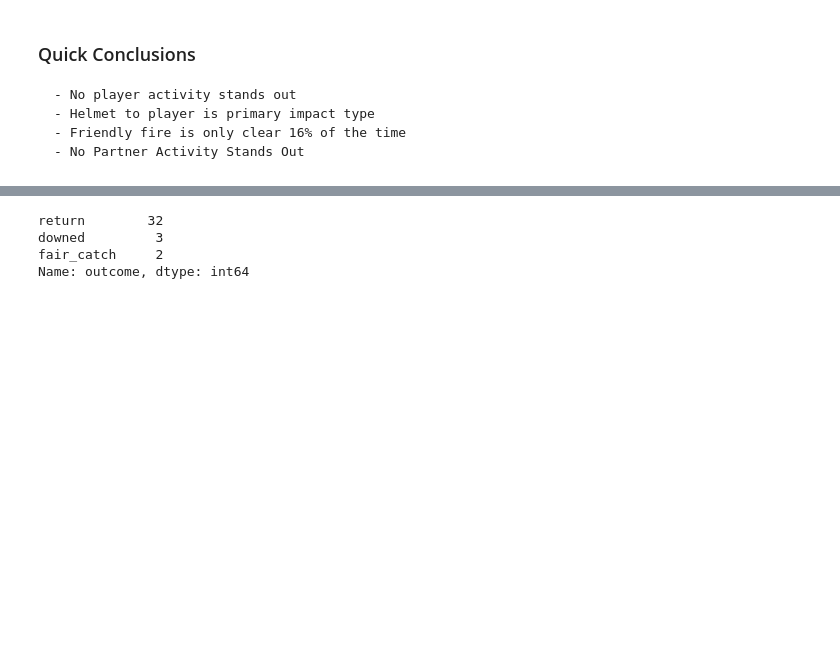
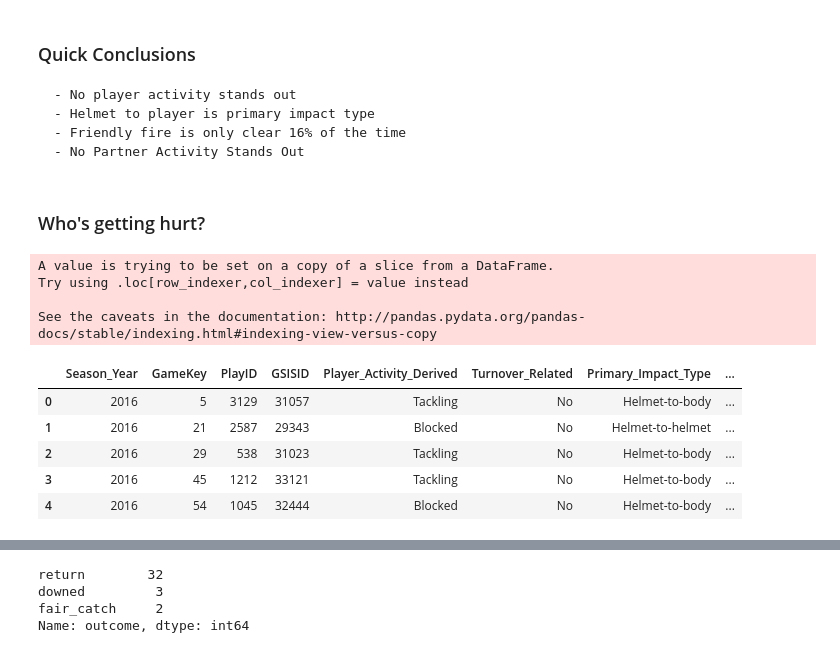
Before and after one commit to mtodisco10/nfl-punt-analytics, a Jupyter notebook: nfl_punt_script.ipynb, the cells around one changed output, grey strips where cells are left out. Drawn from its saved outputs; the diff is of its cells as text; code cells hidden in the pictures; blank space fills up the shorter version.

Commit message:
going crazy trying to merge dfs

```diff
--- a/nfl_punt_script.ipynb
+++ b/nfl_punt_script.ipynb
@@ -84,3 +86,5 @@ This is the format of your plot grid:
     - Helmet to player is primary impact type
     - Friendly fire is only clear 16% of the time
     - No Partner Activity Stands Out
+# %% [markdown]
+### Who's getting hurt?
@@ -86,0 +101,24 @@ This is the format of your plot grid:
+# %%
+inj_players = video_review.merge(play_player_role, how='inner', on=['Season_Year', 'GameKey', 'PlayID', 'GSISID'])
+inj_players.rename(columns={'Role':'inj_Role'}, inplace=True)
+partner_players = video_review[['Season_Year', 'GameKey', 'PlayID', 'Primary_Partner_GSISID']]
+partner_players['Primary_Partner_GSISID'] = partner_players.loc[:,'Primary_Partner_GSISID'].replace('Unclear','0').fillna(0).astype(int)
+partner_players = partner_players.merge(play_player_role, how='inner', left_on=['Season_Year', 'GameKey', 'PlayID', 'Primary_Partner_GSISID'],\
+                                       right_on =['Season_Year', 'GameKey', 'PlayID', 'GSISID'])
+partner_players.rename(columns={'Role':'partner_role'}, inplace=True)
+# inj_players = inj_players.merge(partner_players[['Season_Year','GameKey','PlayID','Primary_Partner_GSISID','partner_role']],
+#                                 left_on=['Season_Year', 'GameKey', 'PlayID', 'Primary_Partner_GSISID'], right_on= ['Season_Year', 'GameKey', 'PlayID', 'Primary_Partner_GSISID'])
+# %% [output]
+A value is trying to be set on a copy of a slice from a DataFrame.
+Try using .loc[row_indexer,col_indexer] = value instead
+
+See the caveats in the documentation: http://pandas.pydata.org/pandas-docs/stable/indexing.html#indexing-view-versus-copy
+# %%
+inj_players.head()
+# %% [output]
+|  | Season_Year | GameKey | PlayID | GSISID | Player_Activity_Derived | Turnover_Related | Primary_Impact_Type | ... |
+| 0 | 2016 | 5 | 3129 | 31057 | Tackling | No | Helmet-to-body | ... |
+| 1 | 2016 | 21 | 2587 | 29343 | Blocked | No | Helmet-to-helmet | ... |
+| 2 | 2016 | 29 | 538 | 31023 | Tackling | No | Helmet-to-body | ... |
+| 3 | 2016 | 45 | 1212 | 33121 | Tackling | No | Helmet-to-body | ... |
+| 4 | 2016 | 54 | 1045 | 32444 | Blocked | No | Helmet-to-body | ... |
```
Also changed, not shown: parts of 49 cells of this notebook.
